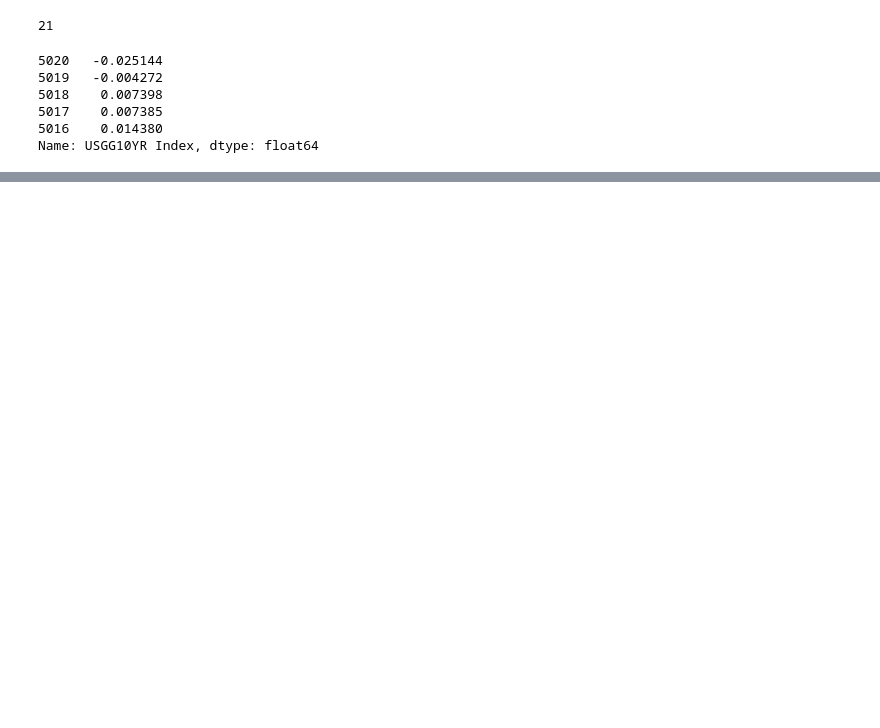
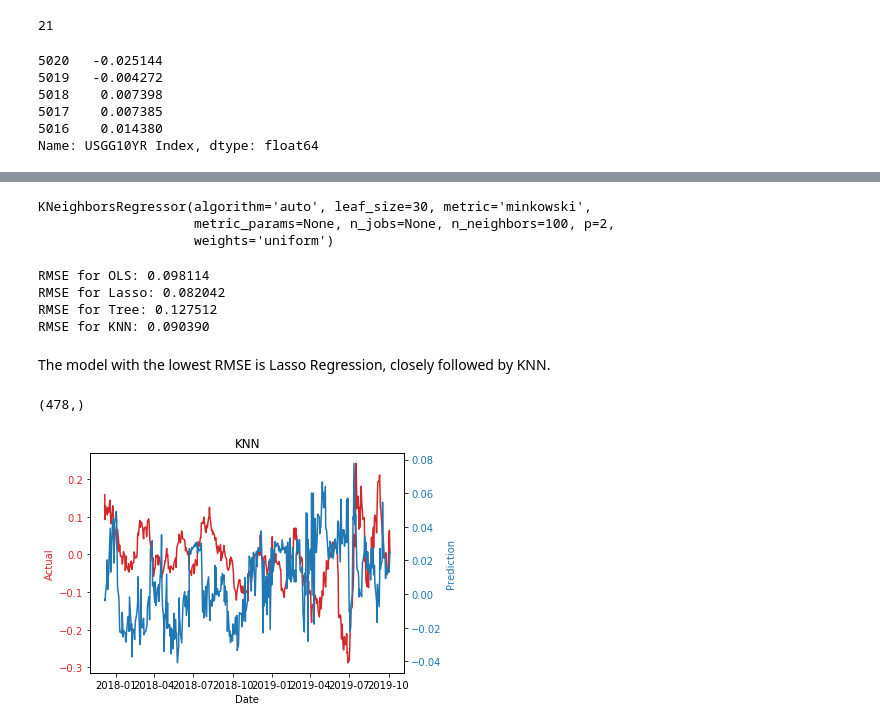
Before and after one commit to hallsj10/Python4DS, a Jupyter notebook: DSE200x_Final_RatesPrediction.ipynb, the cells around one changed output, grey strips where cells are left out. Saved outputs shown, nothing was run; the diff lists cells and outputs as text; code cells hidden in the pictures; blank space fills up the shorter version.

Commit message:
Need to create data visualizations

```diff
--- a/DSE200x_Final_RatesPrediction.ipynb
+++ b/DSE200x_Final_RatesPrediction.ipynb
@@ -258,0 +291,3 @@ X.head()
+# %%
+date = select_dataset.iloc[:,-1]
+date.head()
@@ -258,0 +319,65 @@ X.head()
+# %%
+# Define models
+OLS = LinearRegression()
+Lasso = linear_model.Lasso() # default alpha = 1
+Tree = DecisionTreeRegressor(max_depth=20)
+KNN = KNeighborsRegressor(n_neighbors=100, weights='uniform')
+# %%
+# Fit models
+OLS.fit(X_train,Y_train)
+Lasso.fit(X_train,Y_train)
+Tree.fit(X_train,Y_train)
+KNN.fit(X_train,Y_train)
+# %% [output]
+KNeighborsRegressor(algorithm='auto', leaf_size=30, metric='minkowski',
+                    metric_params=None, n_jobs=None, n_neighbors=100, p=2,
+                    weights='uniform')
+# %%
+# Make predictions using the test sample set
+pred_OLS = OLS.predict(X_test)
+pred_Lasso = Lasso.predict(X_test)
+pred_Tree = Tree.predict(X_test)
+pred_KNN = KNN.predict(X_test)
+# %%
+RMSE_OLS = sqrt(mean_squared_error(y_true = Y_test, y_pred = pred_OLS))
+RMSE_Lasso = sqrt(mean_squared_error(y_true = Y_test, y_pred = pred_Lasso))
+RMSE_Tree = sqrt(mean_squared_error(y_true = Y_test, y_pred = pred_Tree))
+RMSE_KNN = sqrt(mean_squared_error(y_true = Y_test, y_pred = pred_KNN))
+print('RMSE for OLS: %f' % RMSE_OLS)
+print('RMSE for Lasso: %f' % RMSE_Lasso)
+print('RMSE for Tree: %f' % RMSE_Tree)
+print('RMSE for KNN: %f' % RMSE_KNN)
+# %% [output]
+RMSE for OLS: 0.098114
+RMSE for Lasso: 0.082042
+RMSE for Tree: 0.127512
+RMSE for KNN: 0.090390
+# %% [markdown]
+The model with the lowest RMSE is Lasso Regression, closely followed by KNN.
+# %%
+date_test.shape
+# %% [output]
+(478,)
+# %%
+
+fig, ax1 = plt.subplots()
+
+color = 'tab:red'
+ax1.set_xlabel('Date')
+ax1.set_ylabel('Actual', color=color)
+ax1.plot(date_test, Y_test, color=color)
+ax1.tick_params(axis='y', labelcolor=color)
+
+ax2 = ax1.twinx()  # instantiate a second axes that shares the same x-axis
+
+color = 'tab:blue'
+ax2.set_ylabel('Prediction', color=color)  # we already handled the x-label with ax1
+ax2.plot(date_test, pred_KNN, color=color)
+ax2.tick_params(axis='y', labelcolor=color)
+
+plt.title('KNN')
+
+fig.tight_layout()  # otherwise the right y-label is slightly clipped
+plt.show()
+# %% [output]
+[figure, added]
```
Also changed, not shown: parts of 19 cells of this notebook.
